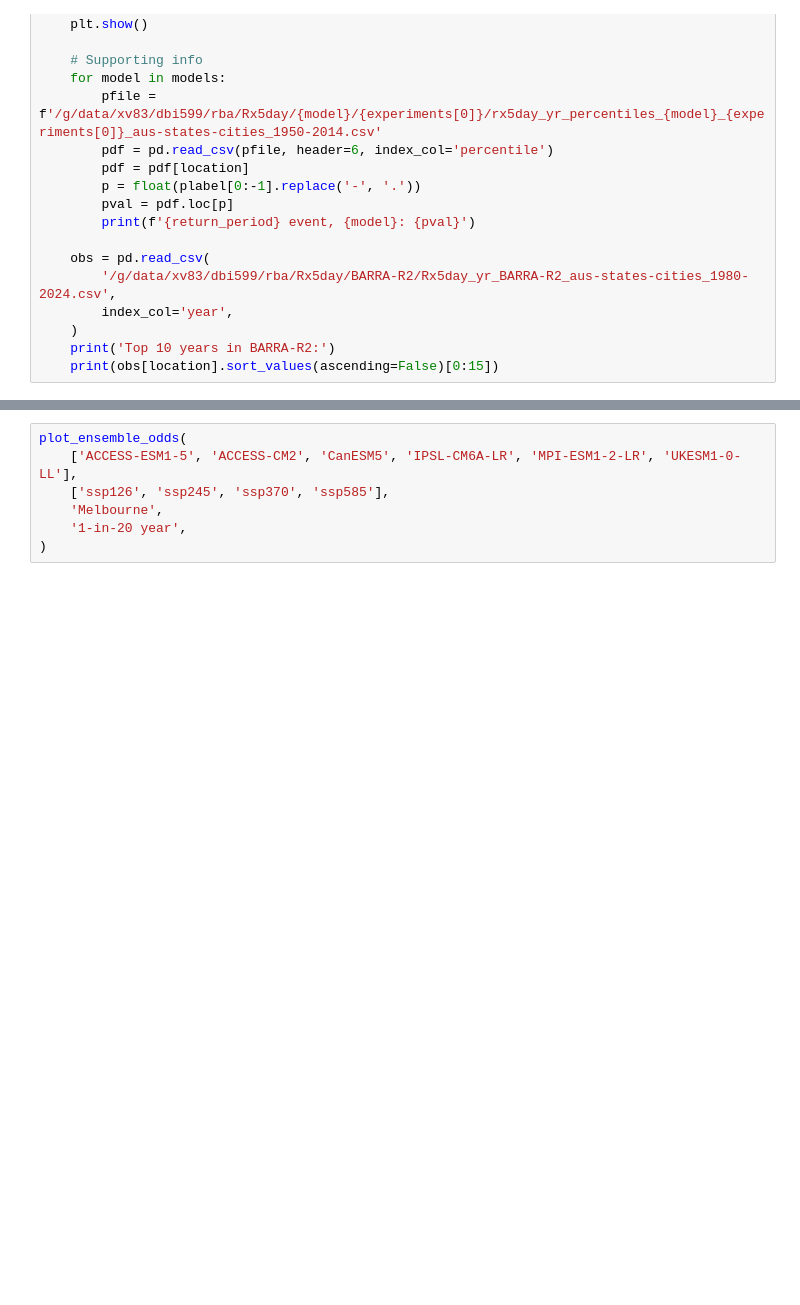
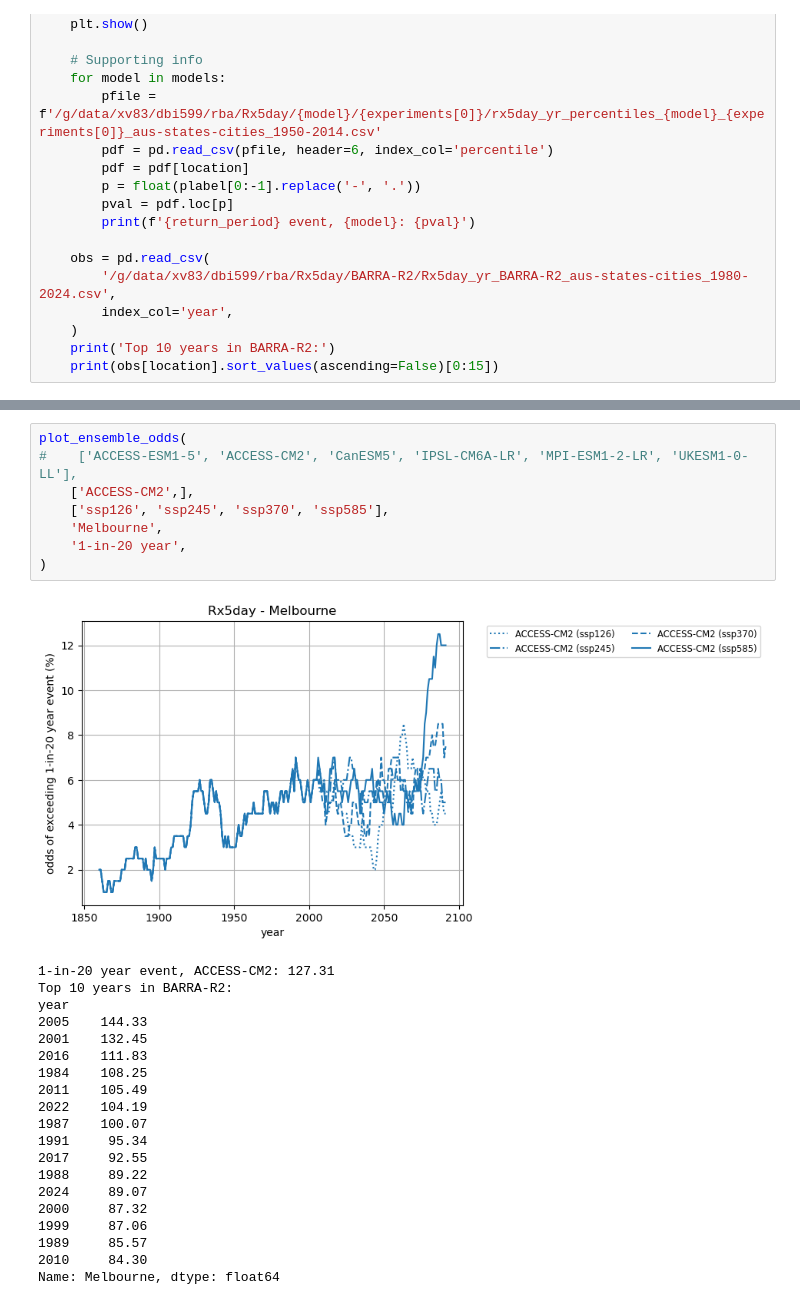
Before and after one commit to DamienIrving/treasury, a Jupyter notebook: rx5day-analysis.ipynb, the cells around one changed output, grey strips where cells are left out. Drawn from its saved outputs; the diff is of its cells as text; blank space fills up the shorter version.

```diff
--- a/rx5day-analysis.ipynb
+++ b/rx5day-analysis.ipynb
@@ -158,7 +210,29 @@ plot_ensemble_odds(
 # %%
 plot_ensemble_odds(
-    ['ACCESS-ESM1-5', 'ACCESS-CM2', 'CanESM5', 'IPSL-CM6A-LR', 'MPI-ESM1-2-LR', 'UKESM1-0-LL'],
+#    ['ACCESS-ESM1-5', 'ACCESS-CM2', 'CanESM5', 'IPSL-CM6A-LR', 'MPI-ESM1-2-LR', 'UKESM1-0-LL'],
+    ['ACCESS-CM2',],
     ['ssp126', 'ssp245', 'ssp370', 'ssp585'],
     'Melbourne',
     '1-in-20 year',
 )
+# %% [output]
+[figure, added]
+1-in-20 year event, ACCESS-CM2: 127.31
+Top 10 years in BARRA-R2:
+year
+2005    144.33
+2001    132.45
+2016    111.83
+1984    108.25
+2011    105.49
+2022    104.19
+1987    100.07
+1991     95.34
+2017     92.55
+1988     89.22
+2024     89.07
+2000     87.32
+1999     87.06
+1989     85.57
+2010     84.30
+Name: Melbourne, dtype: float64
```
Also changed, not shown: parts of 6 cells of this notebook.
